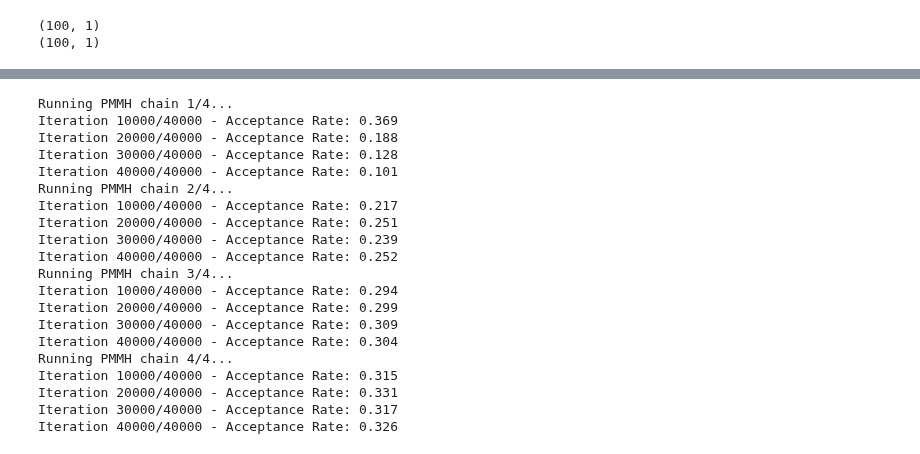
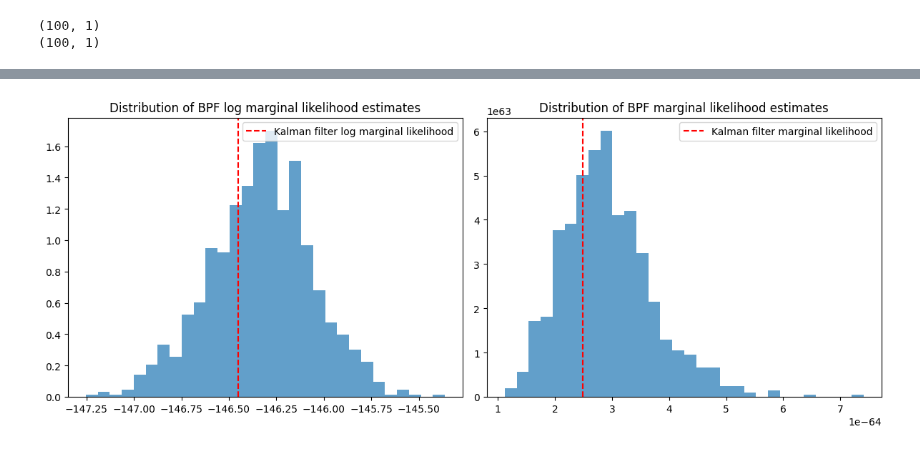
Before and after one commit to vitolev/mssv-smc, a Jupyter notebook: notebooks/06_PMMH.ipynb, the cells around one changed output, grey strips where cells are left out. Drawn from its saved outputs; the diff is of its cells as text; code cells hidden in the pictures.

```diff
--- a/notebooks/06_PMMH.ipynb
+++ b/notebooks/06_PMMH.ipynb
@@ -31,8 +31,8 @@ rng = np.random.default_rng(123)
 true_theta = LGModelParams(
     a=0.7,
     b=1.0,
-    sigma_x=1.0,
-    sigma_y=0.5,
+    sigma_x=0.6,
+    sigma_y=0.8
 )
 
 # Initialize model
@@ -49,3 +49,10 @@ print(y.shape)
 # %% [output]
 (100, 1)
 (100, 1)
+# %%
+# Just checking the true log marginal likelihood for the true parameters from the Kalman filter
+kf = KalmanFilter()
+logmarlik_kf = kf.log_marginal_likelihood(y, true_theta)
+mu_smooth, var_smooth = kf.smoother(y, true_theta)
+print(f"Kalman filter log marginal likelihood: {logmarlik_kf}")
+print(f"Kalman filter marginal likelihood: {np.exp(logmarlik_kf)}")
@@ -56,0 +68,15 @@ apf = AuxiliaryParticleFilter(model, N, resampler=systematic_resampling)
+# %%
+# Test log marginal likelihood mean and variance for fixed parameters
+logmarliks_bpf = []
+for _ in range(1000):
+    history = bpf.run(y, true_theta)
+    logmarlik = history[-1][3]
+    logmarliks_bpf.append(logmarlik)
+
+print(f"BPF log marginal likelihood")
+print(f"mean: {np.mean(logmarliks_bpf)}")
+print(f"variance: {np.var(logmarliks_bpf)}")
+
+print(f"\nBPF marginal likelihood")
+print(f"mean: {np.mean(np.exp(logmarliks_bpf))}")
+print(f"variance: {np.var(np.exp(logmarliks_bpf))}")
@@ -57,2 +91,19 @@ apf = AuxiliaryParticleFilter(model, N, resampler=systematic_resampling)
+# %%
+# Plot distribution of marginal likelihood estimates
+plt.figure(figsize=(12, 5))
+plt.subplot(1, 2, 1)
+plt.hist(logmarliks_bpf, bins=30, density=True, alpha=0.7)
+plt.axvline(logmarlik_kf, color='red', linestyle='--', label='Kalman filter log marginal likelihood')
+plt.title("Distribution of BPF log marginal likelihood estimates")
+plt.legend()
+plt.subplot(1, 2, 2)
+plt.hist(np.exp(logmarliks_bpf), bins=30, density=True, alpha=0.7)
+plt.axvline(np.exp(logmarlik_kf), color='red', linestyle='--', label='Kalman filter marginal likelihood')
+plt.title("Distribution of BPF marginal likelihood estimates")
+plt.legend()
+plt.tight_layout()
+plt.show()
+# %% [output]
+[figure, added]
 # %%
 kwargs_for_sampling = {
@@ -63,32 +114,3 @@ kwargs_for_sampling = {
 }
 
 pmmh = ParticleMarginalMetropolisHastings(bpf, kwargs_for_sampling=kwargs_for_sampling)
-# %%
-n_chains = 4
-results = []
-
-for chain in range(n_chains):
-    print(f"Running PMMH chain {chain+1}/{n_chains}...")
-    samples, logmarliks, thetas, alphas = pmmh.run(y, n_iter=5000, burnin=0, verbose=True)
-    results.append((samples, logmarliks, thetas, alphas))
-# %% [output]
-Running PMMH chain 1/4...
-Iteration 10000/40000 - Acceptance Rate: 0.369
-Iteration 20000/40000 - Acceptance Rate: 0.188
-Iteration 30000/40000 - Acceptance Rate: 0.128
-Iteration 40000/40000 - Acceptance Rate: 0.101
-Running PMMH chain 2/4...
-Iteration 10000/40000 - Acceptance Rate: 0.217
-Iteration 20000/40000 - Acceptance Rate: 0.251
-Iteration 30000/40000 - Acceptance Rate: 0.239
-Iteration 40000/40000 - Acceptance Rate: 0.252
-Running PMMH chain 3/4...
-Iteration 10000/40000 - Acceptance Rate: 0.294
-Iteration 20000/40000 - Acceptance Rate: 0.299
-Iteration 30000/40000 - Acceptance Rate: 0.309
-Iteration 40000/40000 - Acceptance Rate: 0.304
-Running PMMH chain 4/4...
-Iteration 10000/40000 - Acceptance Rate: 0.315
-Iteration 20000/40000 - Acceptance Rate: 0.331
-Iteration 30000/40000 - Acceptance Rate: 0.317
-Iteration 40000/40000 - Acceptance Rate: 0.326
```
Also changed, not shown: parts of 32 cells of this notebook, 7 other files.
